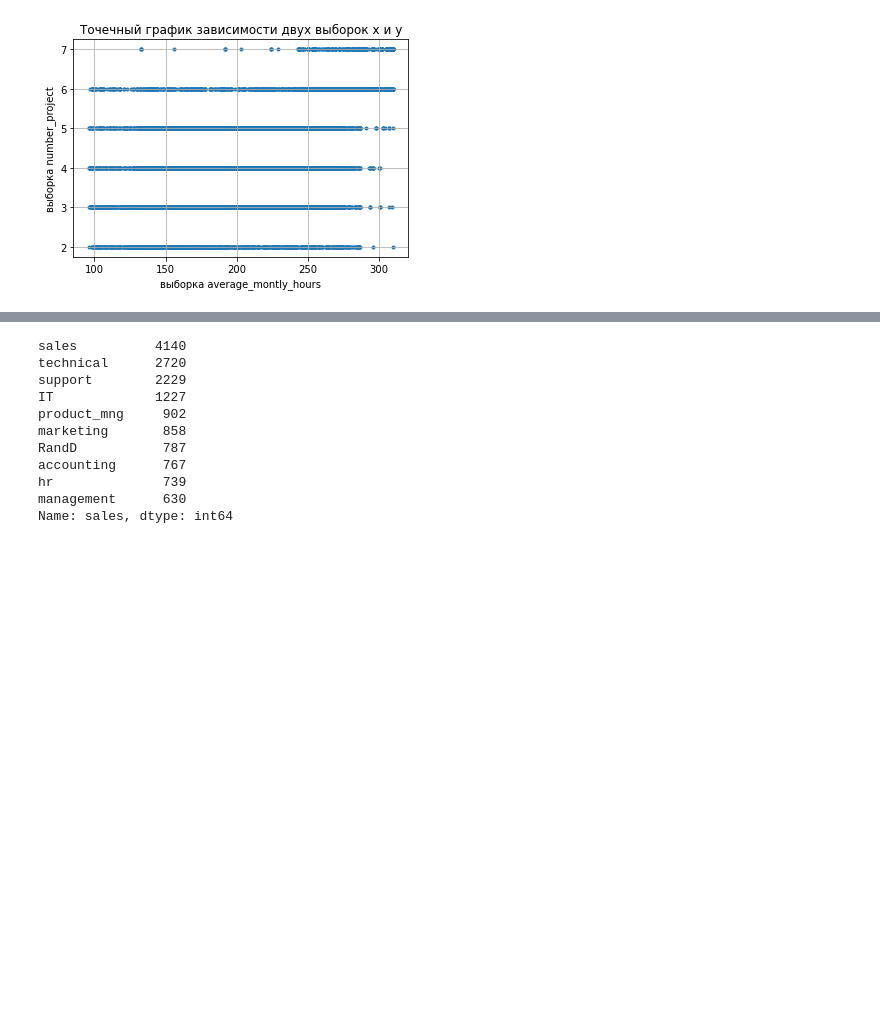
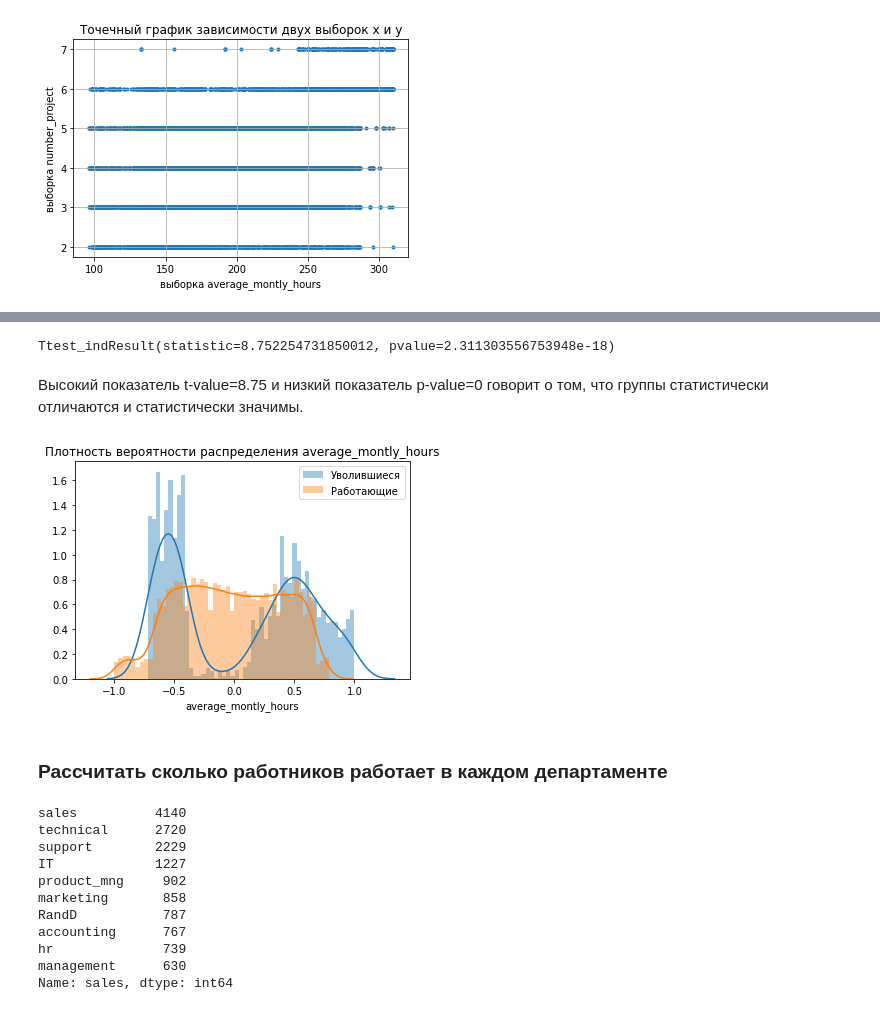
Before and after one commit to HeliosBI/Diploma, a Jupyter notebook: PYDA_diploma.ipynb, the cells around one changed output, grey strips where cells are left out. Drawn from its saved outputs; the diff is of its cells as text; code cells hidden in the pictures; blank space fills up the shorter version.

```diff
--- a/PYDA_diploma.ipynb
+++ b/PYDA_diploma.ipynb
@@ -203,0 +214,12 @@ plt.scatter(average_montly_hours, number_project, marker='.')
+# %%
+headers = list(df.columns.values)[:-2]
+# %%
+df_to_norm = df.loc[:,headers]
+# %%
+min_max_scaler = preprocessing.MinMaxScaler(feature_range=(-1,1))
+
+np_scaled = min_max_scaler.fit_transform(df_to_norm)
+df_norm = pd.DataFrame(np_scaled)
+df_norm.columns = headers
+df_norm = df_norm.join(df[['sales','salary']])
+df_norm.head()
@@ -204,3 +237,23 @@ plt.scatter(average_montly_hours, number_project, marker='.')
+# %%
+left_average_montly_hours = df_norm[df_norm['left']==1]['average_montly_hours']
+
+worker_average_montly_hours = df_norm[df_norm['left']==-1]['average_montly_hours']
+
+print(stats.ttest_ind(left_average_montly_hours, worker_average_montly_hours))
+# %% [output]
+Ttest_indResult(statistic=8.752254731850012, pvalue=2.311303556753948e-18)
+# %% [markdown]
+Высокий показатель t-value=8.75 и низкий показатель p-value=0 говорит о том, что группы статистически отличаются и статистически значимы.
+# %%
+sns.distplot(left_average_montly_hours, 50)
+sns.distplot(worker_average_montly_hours, 50)
+plt.title('Плотность вероятности распределения average_montly_hours')
+plt.legend(['Уволившиеся', 'Работающие'])
+plt.show()
+# %% [output]
+[figure, added]
+# %% [markdown]
+### Рассчитать сколько работников работает в каждом департаменте
 # %%
 employees_by_depts = df.sales.value_counts()
 employees_by_depts
```
Also changed, not shown: parts of 12 cells of this notebook.
